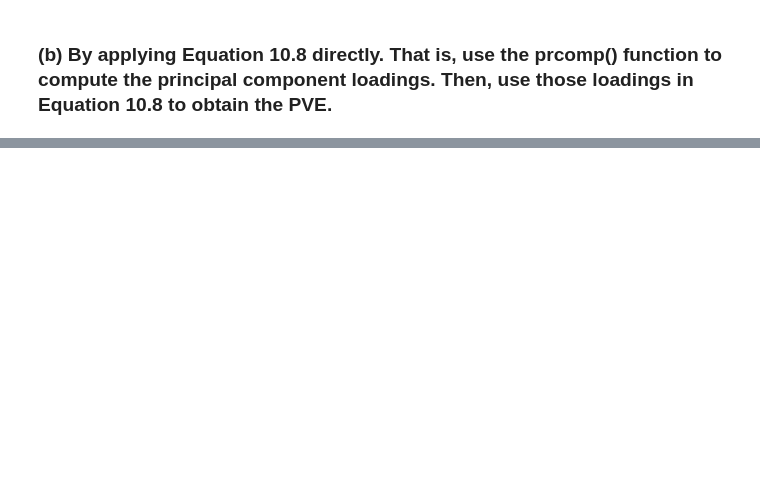
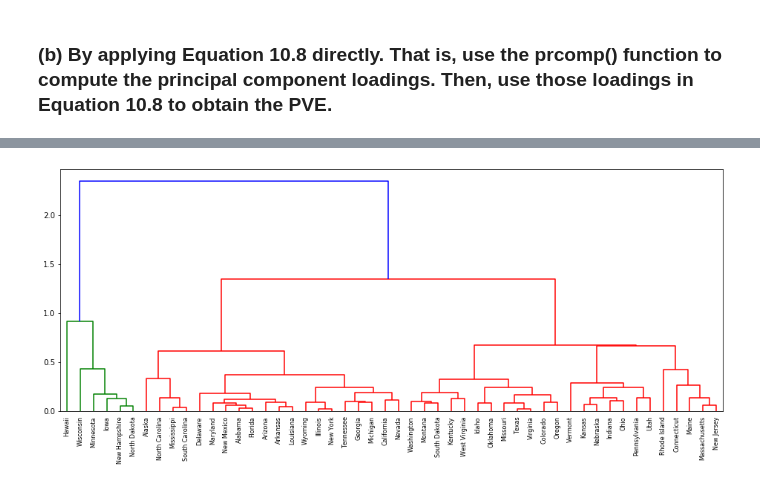
Before and after one commit to ll-wang/Learning-Notes, a Jupyter notebook: ISLR Learning/Exercises/Chapter 10-Clustering.ipynb, the cells around one changed output, grey strips where cells are left out. Saved outputs shown, nothing was run; the diff lists cells and outputs as text; code cells hidden in the pictures; blank space fills up the shorter version.

```diff
--- a/ISLR Learning/Exercises/Chapter 10-Clustering.ipynb
+++ b/ISLR Learning/Exercises/Chapter 10-Clustering.ipynb
@@ -457,0 +508,9 @@ np.mean(equi_meancheck)
+# %%
+df_std1 = USA.apply(lambda x: x/x.std(axis = 0),axis = 1)
+# %%
+cluster_2 = linkage(df_std1,method = 'complete',metric = 'euclidean')
+# %%
+plt.figure(figsize = (16,6))
+_ = dendrogram(cluster_2,labels = list(USA.index))
+# %% [output]
+[figure, added]
```
Also changed, not shown: parts of 58 cells of this notebook.
